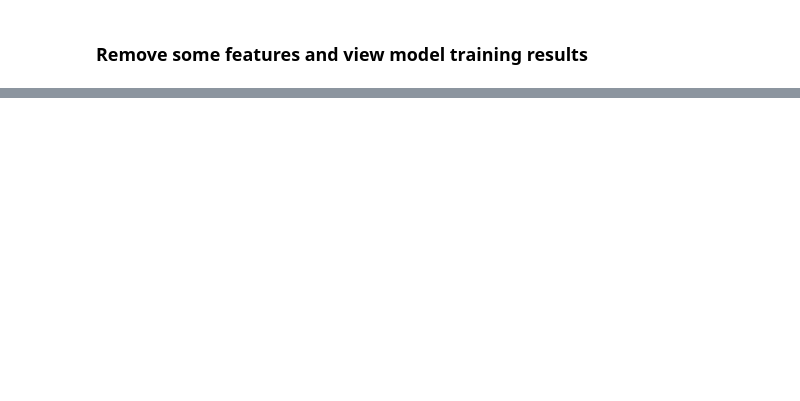
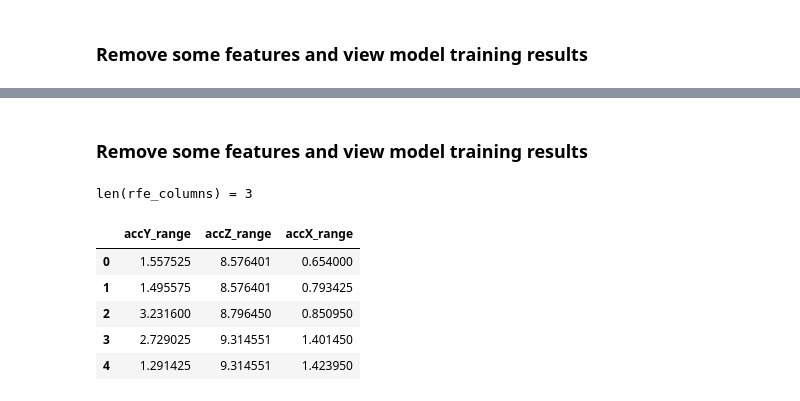
Before and after one commit to Mykhailo20/DS_Bootcamp_2023, a Jupyter notebook: Homework_5/Physical_Activity_Analysis/NN_model_training.ipynb, the cells around one changed output, grey strips where cells are left out. Saved outputs shown, nothing was run; the diff lists cells and outputs as text; code cells hidden in the pictures; blank space fills up the shorter version.

```diff
--- a/Homework_5/Physical_Activity_Analysis/NN_model_training.ipynb
+++ b/Homework_5/Physical_Activity_Analysis/NN_model_training.ipynb
@@ -574,0 +579,18 @@ Average accuracy = 82.333
+# %% [markdown]
+### Remove some features and view model training results
+# %%
+rfe_columns = ['accY_range', 'accZ_range', 'accX_range'
+              ]
+print(f"len(rfe_columns) = {len(rfe_columns)}")
+X_train_rfe = X_train[rfe_columns]
+X_valid_rfe = X_valid[rfe_columns]
+X_test_rfe = X_test[rfe_columns]
+X_train_rfe.head()
+# %% [output]
+len(rfe_columns) = 3
+|  | accY_range | accZ_range | accX_range |
+| 0 | 1.557525 | 8.576401 | 0.654000 |
+| 1 | 1.495575 | 8.576401 | 0.793425 |
+| 2 | 3.231600 | 8.796450 | 0.850950 |
+| 3 | 2.729025 | 9.314551 | 1.401450 |
+| 4 | 1.291425 | 9.314551 | 1.423950 |
```
Also changed, not shown: parts of 10 cells of this notebook, 1 other file.
